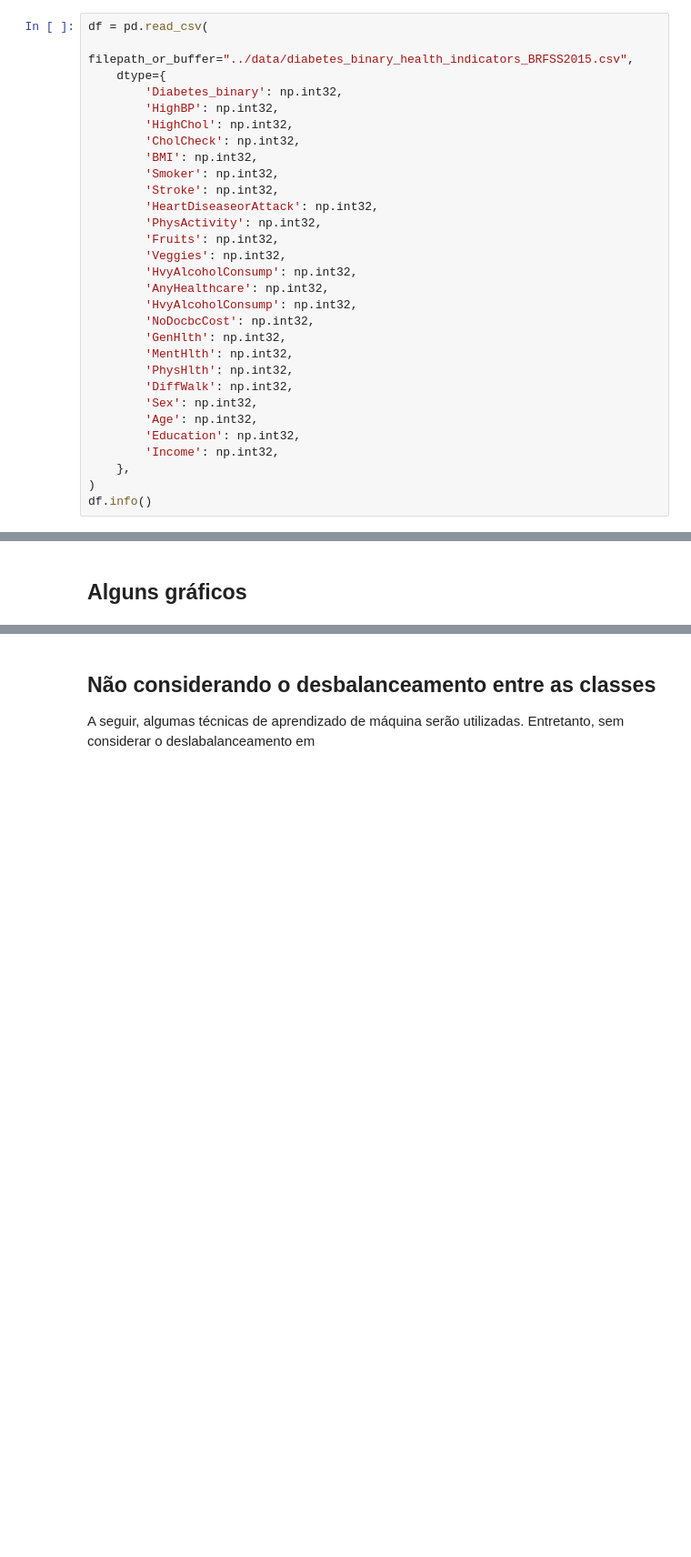
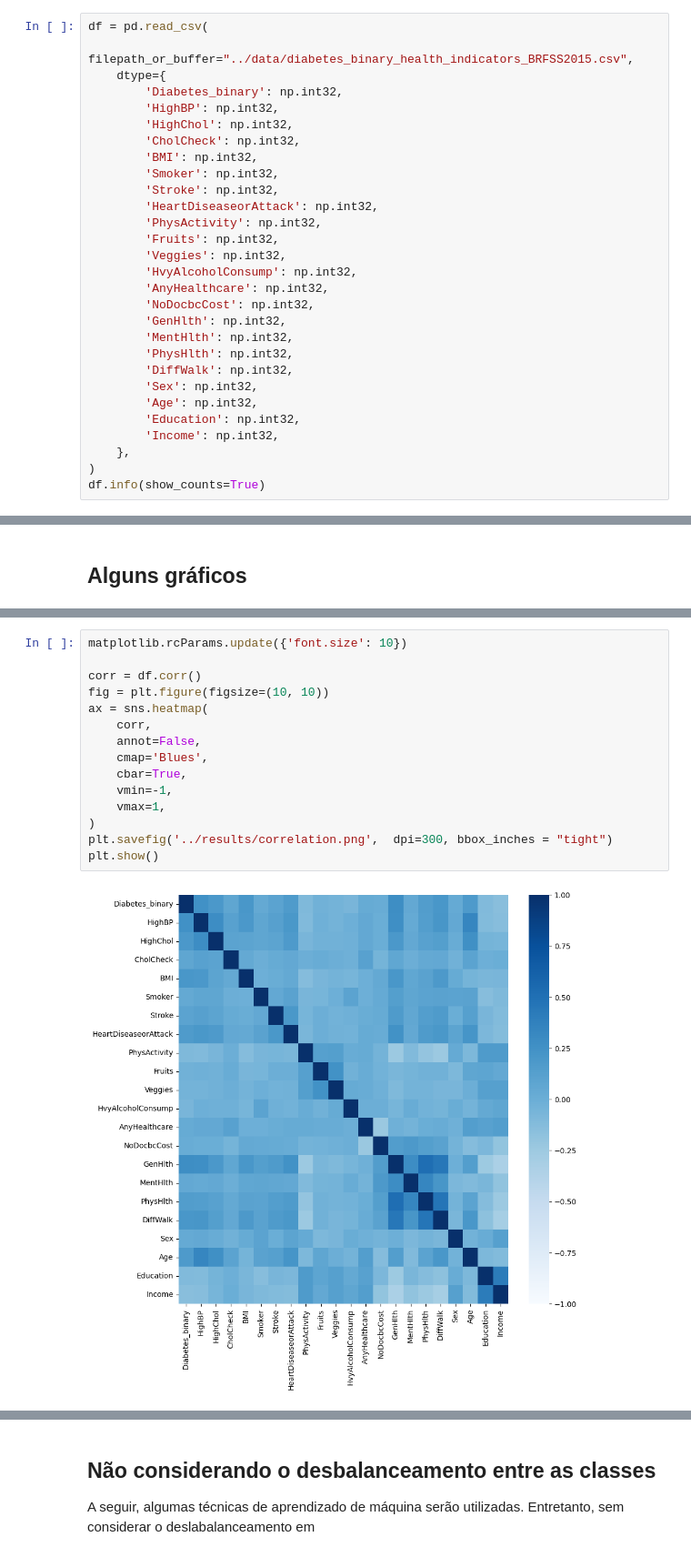
Before and after one commit to intel-comp-saude-ufes/2024-1-P1-classificador-diabetes, a Jupyter notebook: notebooks/project.ipynb, the cells around one changed output, grey strips where cells are left out. Shown at 91% size. Drawn from its saved outputs; the diff is of its cells as text; blank space fills up the shorter version.

Commit message:
feat: include some graphics

```diff
--- a/notebooks/project.ipynb
+++ b/notebooks/project.ipynb
@@ -211,7 +210,6 @@ df = pd.read_csv(
         'Veggies': np.int32,
         'HvyAlcoholConsump': np.int32,
         'AnyHealthcare': np.int32,
-        'HvyAlcoholConsump': np.int32,
         'NoDocbcCost': np.int32,
         'GenHlth': np.int32,
         'MentHlth': np.int32,
@@ -223,7 +221,7 @@ df = pd.read_csv(
         'Income': np.int32,
     },
 )
-df.info()
+df.info(show_counts=True)
 # %% [output]
 <class 'pandas.core.frame.DataFrame'>
 RangeIndex: 253680 entries, 0 to 253679
@@ -314,3 +335,20 @@ plt.savefig("../results/distribution_diabetes.png")
 plt.show()
 # %% [output]
 [figure]
+# %%
+matplotlib.rcParams.update({'font.size': 10})
+
+corr = df.corr()
+fig = plt.figure(figsize=(10, 10))
+ax = sns.heatmap(
+    corr,
+    annot=False,
+    cmap='Blues',
+    cbar=True,
+    vmin=-1,
+    vmax=1,
+)
+plt.savefig('../results/correlation.png',  dpi=300, bbox_inches = "tight")
+plt.show()
+# %% [output]
+[figure, added]
```
Also changed, not shown: parts of 29 cells of this notebook, 1 other file.
